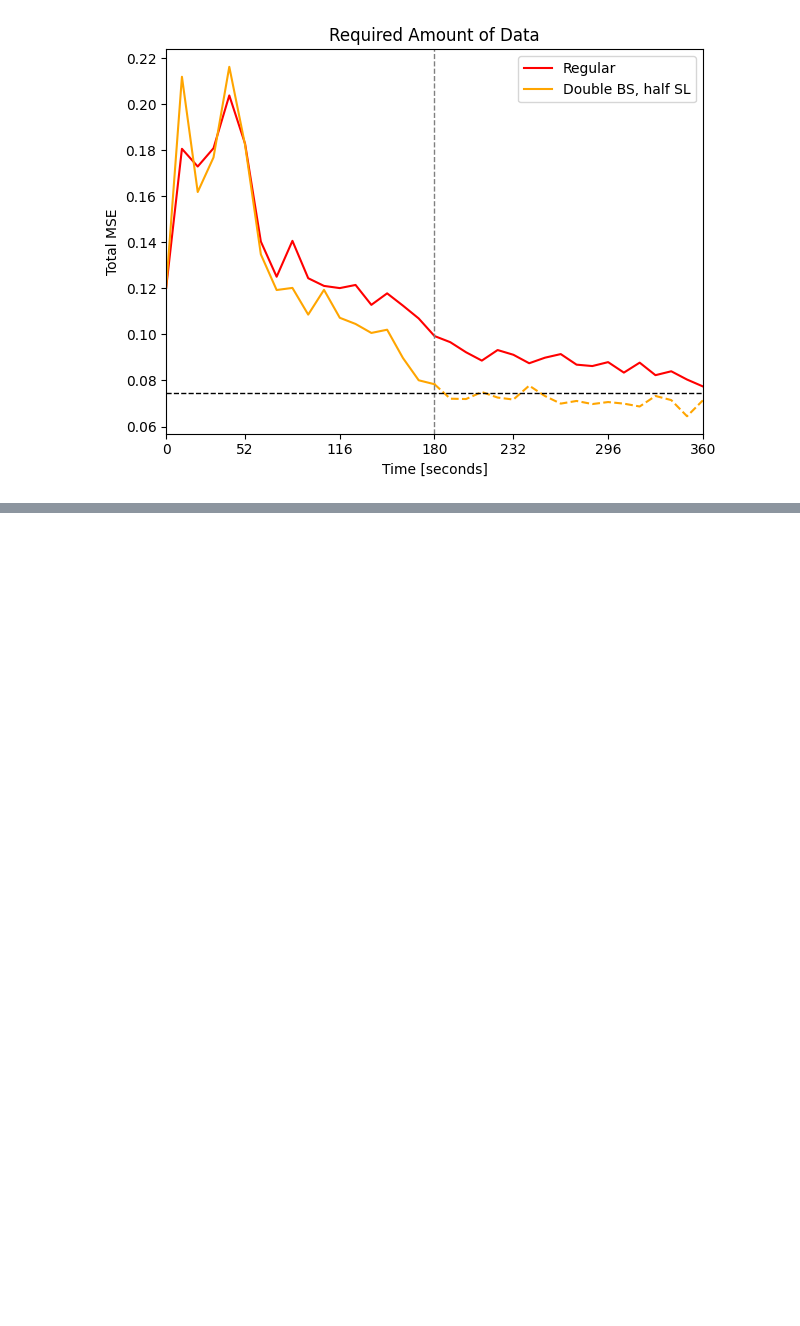
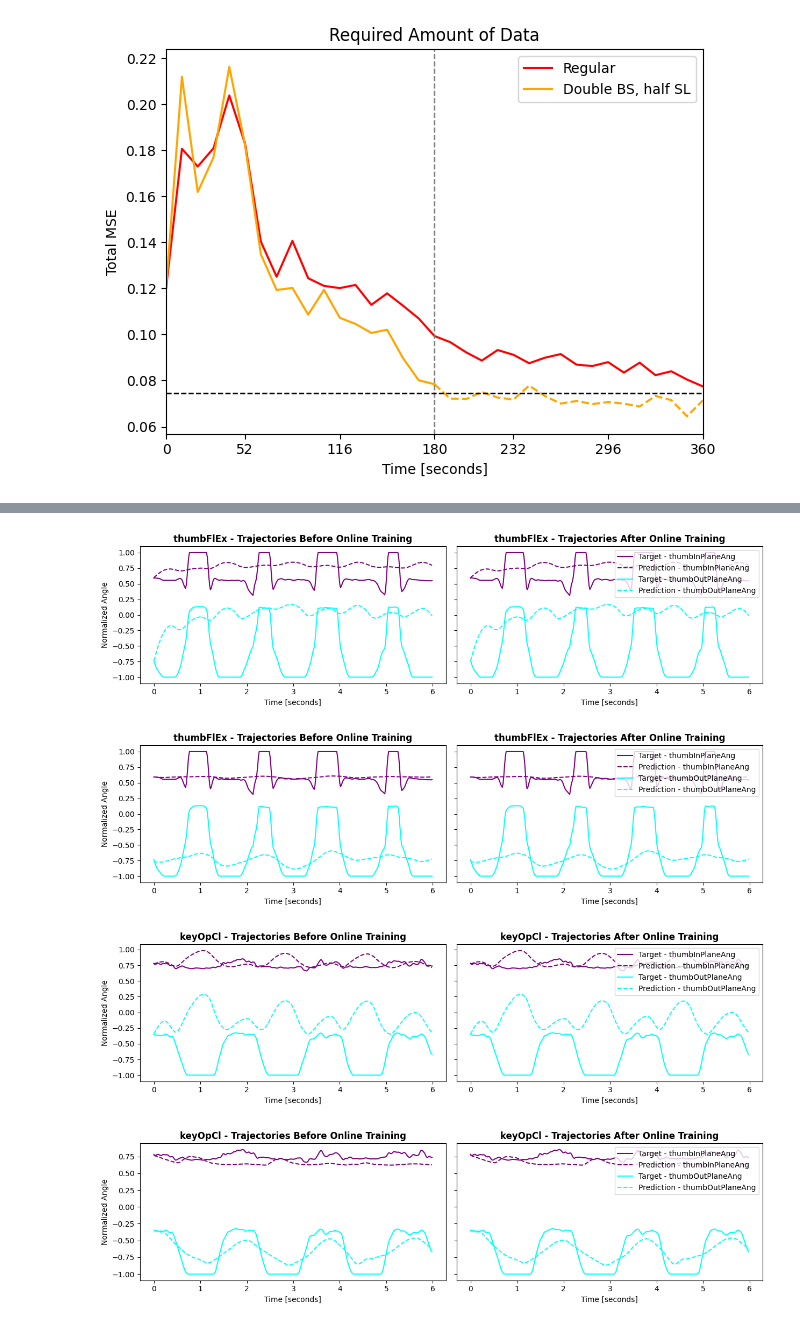
Before and after one commit to joris-gentinetta/biomech_PCP, a Jupyter notebook: paper_plots.ipynb, the cells around one changed output, grey strips where cells are left out. Saved outputs shown, nothing was run; the diff lists cells and outputs as text; code cells hidden in the pictures; blank space fills up the shorter version.

Commit message:
updated plots

```diff
--- a/paper_plots.ipynb
+++ b/paper_plots.ipynb
@@ -1025,0 +1123,80 @@ plt.close(fig)
+# %%
+# PLOT trajectory_test
+
+# indices = range(7)
+# plot_participants = online_participants
+# plot_recordings = recordings + test_recordings
+
+plot_participants = ['P6_820']
+plot_folder = Path('full_page_plots')
+
+# 1
+indices = [4, 5] # ['indexAng', 'midAng', 'ringAng', 'pinkyAng', 'thumbInPlaneAng', 'thumbOutPlaneAng', 'wristFlex']
+plot_recordings = ['thumbFlEx', 'keyOpCl', 'pinchOpCl']
+
+# 2
+# indices = [2, 6] # ['indexAng', 'midAng', 'ringAng', 'pinkyAng', 'thumbInPlaneAng', 'thumbOutPlaneAng', 'wristFlex']
+# plot_recordings = ['wristFlEx', 'wristFlHandCl', 'handOpCl']
+
+# 3
+# indices = [0, 1] # ['indexAng', 'midAng', 'ringAng', 'pinkyAng', 'thumbInPlaneAng', 'thumbOutPlaneAng', 'wristFlex']
+# plot_recordings = ['indexFlDigitsEx', 'mrpFlEx', 'pointOpCl']
+
+
+colors = ['#FF0000', '#0000FF', '#00FF00', '#FFA500', '#800080', '#00FFFF', '#FF00FF']
+for person_id in plot_participants:
+    for recording in plot_recordings:
+        # person_id = 'P7_453'
+        # recording = 'fingersFlEx'
+        for perturb in [True, False]:
+
+            gt_path = data_folder / 'trajectories' / person_id / recording / 'GT'
+            before_path = data_folder / 'trajectories' / person_id / recording / f"perturb_{perturb}" / 'before_online'
+            after_path = data_folder / 'trajectories' / person_id / recording / f"perturb_{perturb}" / 'before_online'
+
+            gt = np.load(gt_path / 'pred.npy')
+            before = np.load(before_path / 'pred.npy')
+            after = np.load(after_path / 'pred.npy')
+
+            x_values = range(len(gt))
+
+            # Create a figure and two subplots side by side
+            fig, (ax1, ax2) = plt.subplots(1, 2, figsize=(18*0.7, 5*0.7), sharey=True)
+
+            # Plot on the first subplot
+            for i in indices:
+                ax1.plot(x_values, gt[:, i], label=f'Target - {targets[i]}', color=colors[i])
+                ax1.plot(x_values, before[:, i], label=f'Prediction - {targets[i]}', color=colors[i], linestyle='--')
+
+                ax2.plot(x_values, gt[:, i], label=f'Target - {targets[i]}', color=colors[i])
+                ax2.plot(x_values, after[:, i], label=f'Prediction - {targets[i]}', color=colors[i], linestyle='--')
+
+            ax1.set_xlabel('Time [seconds]')  # Original x-axis label
+            ax1.set_ylabel('Normalized Angle')  # y-axis label
+            ax1.set_title(f'{recording} - Trajectories Before Online Training', fontweight='bold')  # Title
+            # Set x-axis ticks and labels for ax1
+            ax1.set_xticks(range(0, len(x_values)+1, 60))  # Set ticks based on the length of x_values
+            ax1.set_xticklabels([f'{i}' for i in range(len(x_values)//60+1)])  # Scale labels from 0 to 6
+
+            ax2.set_xlabel('Time [seconds]')  # Original x-axis label
+            # ax2.set_ylabel('Normalized Angle')  # y-axis label (shared with ax1)
+            ax2.set_title(f'{recording} - Trajectories After Online Training', fontweight='bold')  # Title
+            ax2.legend(loc='upper right')
+            # Set x-axis ticks and labels for ax2
+            ax2.set_xticks(range(0, len(x_values)+1, 60))  # Set ticks based on the length of x_values
+            ax2.set_xticklabels([f'{i}' for i in range(len(x_values)//60+1)])  # Scale labels from 0 to 6
+
+
+
+            # Adjust layout to prevent overlap
+            plt.tight_layout()
+            save_dir = plot_folder / 'trajectories' / f'perturb_{perturb}' / recording
+            os.makedirs(save_dir, exist_ok=True)
+            # plt.savefig(save_dir / f'{person_id}.png', dpi=300)
+            plt.show()
+            plt.close(fig)
+# %% [output]
+[figure, added]
+[figure, added]
+[figure, added]
+[figure, added]
```
Also changed, not shown: parts of 18 cells of this notebook.
